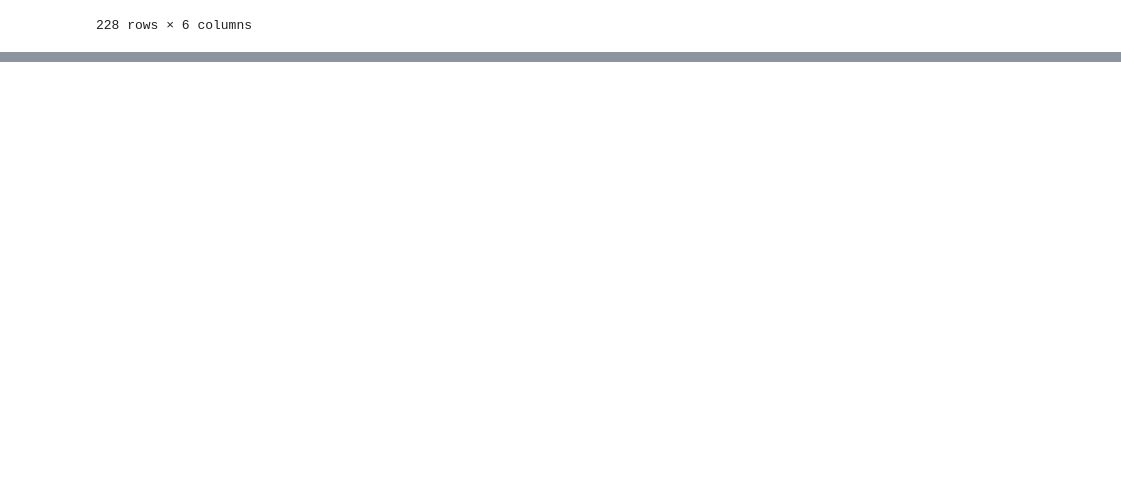
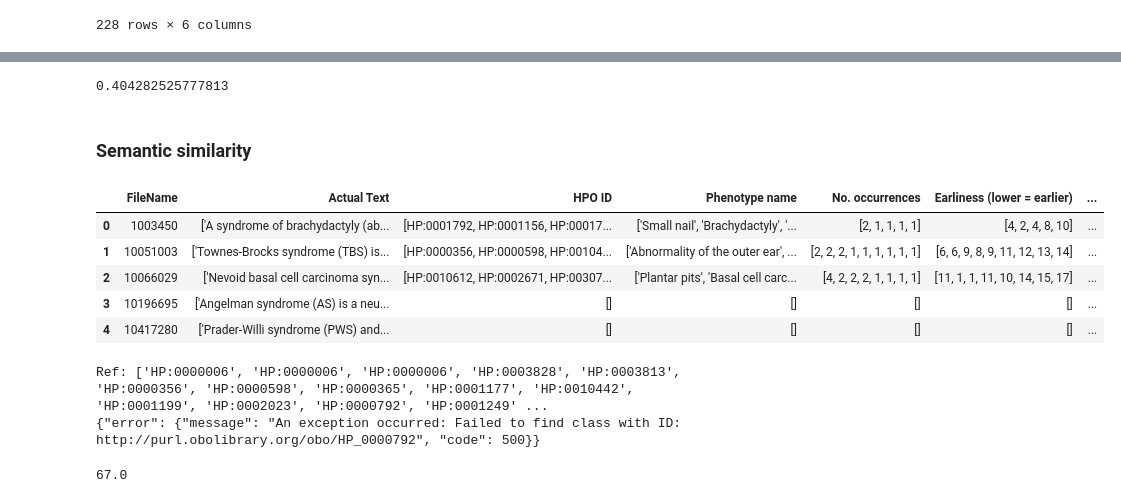
Before and after one commit to bbertoni/HackingSymptoms, a Jupyter notebook: code/PerformanceComparison/PerformanceComparison.ipynb, the cells around one changed output, grey strips where cells are left out. Drawn from its saved outputs; the diff is of its cells as text; code cells hidden in the pictures; blank space fills up the shorter version.

```diff
--- a/code/PerformanceComparison/PerformanceComparison.ipynb
+++ b/code/PerformanceComparison/PerformanceComparison.ipynb
@@ -221,0 +309,2 @@ Slides
+# %%
+clinphen_df = pd.read_csv('ClinPhen_Output2.csv', converters={'HPO ID': eval})
@@ -221,0 +367,9 @@ Slides
+# %%
+clinphen_jaccard_scores = []
+for i, row in clinphen_df.iterrows():
+    gsc_row = gsc_data.iloc[i]
+    gsc_codes = gsc_row['HPO_codes']
+    clinphen_codes = row['HPO ID']
+    clinphen_codes = [code[3:] for code in clinphen_codes]
+    score = jaccard_score(gsc_codes, clinphen_codes)
+    clinphen_jaccard_scores.append(score)
@@ -221,0 +389,8 @@ Slides
+# %%
+clinphen_df['jaccard_score'] = clinphen_jaccard_scores
+# %%
+clinphen_df['jaccard_score'].mean()
+# %% [output]
+0.404282525777813
+# %% [markdown]
+### Semantic similarity
@@ -221,0 +426,9 @@ Slides
+# %%
+clinphen_df.head(5)
+# %% [output]
+|  | FileName | Actual Text | HPO ID | Phenotype name | No. occurrences | Earliness (lower = earlier) | ... |
+| 0 | 1003450 | ['A syndrome of brachydactyly (ab... | [HP:0001792, HP:0001156, HP:00017... | ['Small nail', 'Brachydactyly', '... | [2, 1, 1, 1, 1] | [4, 2, 4, 8, 10] | ... |
+| 1 | 10051003 | ['Townes-Brocks syndrome (TBS) is... | [HP:0000356, HP:0000598, HP:00104... | ['Abnormality of the outer ear', ... | [2, 2, 2, 1, 1, 1, 1, 1, 1] | [6, 6, 9, 8, 9, 11, 12, 13, 14] | ... |
+| 2 | 10066029 | ['Nevoid basal cell carcinoma syn... | [HP:0010612, HP:0002671, HP:00307... | ['Plantar pits', 'Basal cell carc... | [4, 2, 2, 2, 1, 1, 1, 1] | [11, 1, 1, 11, 10, 14, 15, 17] | ... |
+| 3 | 10196695 | ['Angelman syndrome (AS) is a neu... | [] | [] | [] | [] | ... |
+| 4 | 10417280 | ['Prader-Willi syndrome (PWS) and... | [] | [] | [] | [] | ... |
@@ -221,0 +438,9 @@ Slides
+# %%
+out = biolink_score(r1, q1, metric='phenodigm', is_feature_set=True)
+# %% [output]
+Ref: ['HP:0000006', 'HP:0000006', 'HP:0000006', 'HP:0003828', 'HP:0003813', 'HP:0000356', 'HP:0000598', 'HP:0000365', 'HP:0001177', 'HP:0010442', 'HP:0001199', 'HP:0002023', 'HP:0000792', 'HP:0001249' ...
+{"error": {"message": "An exception occurred: Failed to find class with ID: http://purl.obolibrary.org/obo/HP_0000792", "code": 500}}
+# %%
+out
+# %% [output]
+67.0
```
Also changed, not shown: parts of 33 cells of this notebook.
